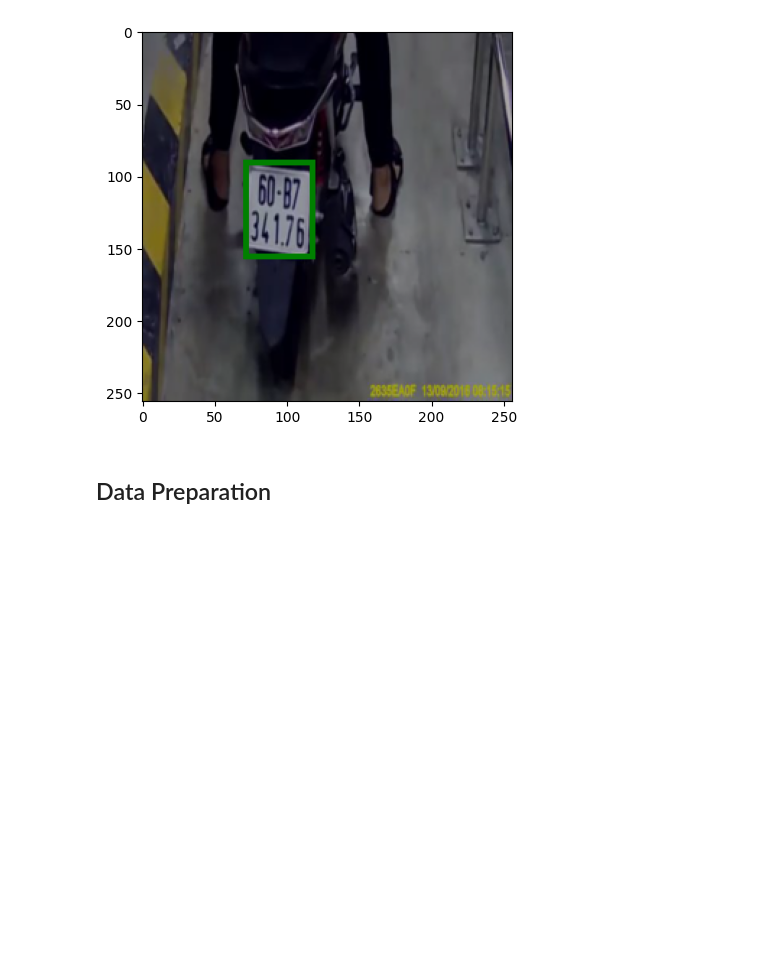
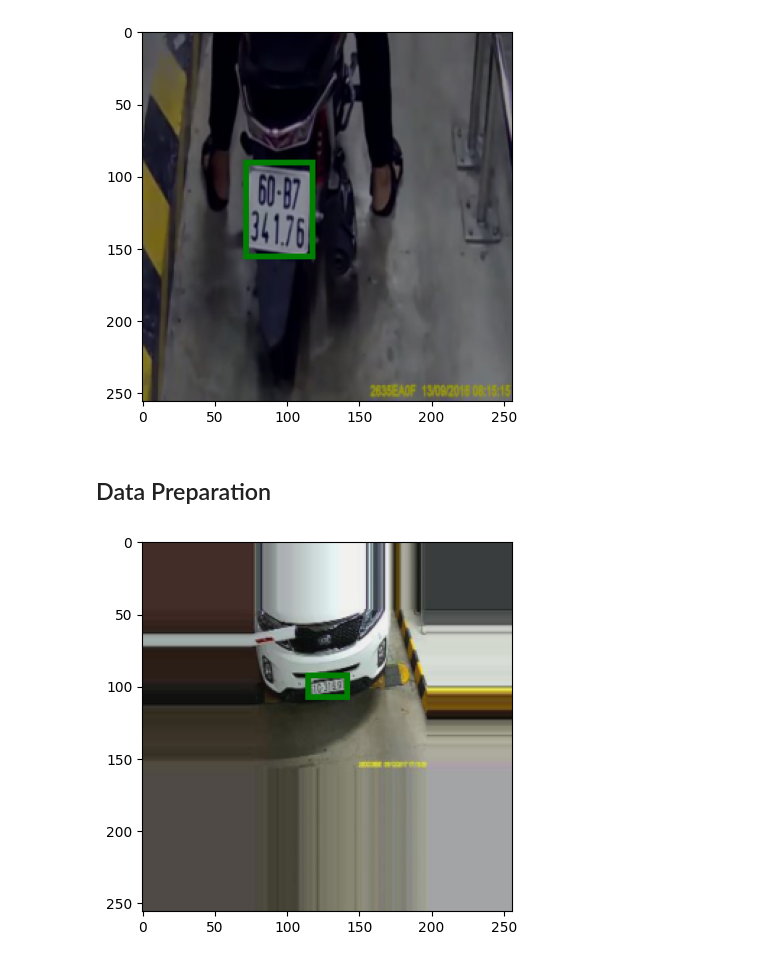
Before and after one commit to riccardo-borgo/Plate-Recognition-CNN, a Jupyter notebook: main.ipynb, the cells around one changed output. Saved outputs shown, nothing was run; the diff lists cells and outputs as text; code cells hidden in the pictures; blank space fills up the shorter version.

```diff
--- a/main.ipynb
+++ b/main.ipynb
@@ -14,4 +17,6 @@ from torch.utils.data import Dataset, DataLoader
 device = 'cuda' if torch.cuda.is_available() else 'cpu'
+# %%
+plt.style.use('ggplot')
 # %% [markdown]
 ## Data Loading
 # %%
@@ -36,7 +41,8 @@ Dataset({
 # %% [markdown]
 Keeping only relevant information
 # %%
-training = pd.DataFrame(columns = ['image', 'bbox'])
+training = pd.DataFrame(columns = ['image_id', 'image', 'bbox'])
+training['image_id'] = [el for el in dataset['train']['image_id']]
 training['image'] = [dataset['train'][el]['image'] for el in dataset['train']['image_id']]
 training['bbox'] = [dataset['train'][el]['objects']['bbox'][0] for el in dataset['train']['image_id']]
 # %%
@@ -239,3 +247,28 @@ show_image_with_bb(new_image, bbox_new)
 [figure]
 # %% [markdown]
 ## Data Preparation
+# %%
+class PlateDataset(Dataset):
+    def __init__(self, dataset, transformation):
+        self.dataset = dataset.reset_index(drop=True)
+        self.transformation = transformation
+
+    def __getitem__(self, index):
+        image = self.dataset.loc[index, 'image']
+        bbox = self.dataset.loc[index, 'bbox']
+        image, bbox = self.transformation((image, bbox))
+        return image.to(device), bbox.to(device)
+
+    def __len__(self):
+        return len(self.dataset)
+# %%
+train_transformation = Compose([Resize(), ImageAdjustment(), ToTensor()])
+val_transformaion = Compose([Resize(), ToTensor()])
+
+train_dataset = PlateDataset(training, train_transformation)
+val_dataset = PlateDataset(validation, val_transformaion)
+# %%
+image, bbox = train_dataset[34]
+show_image_with_bb(*ToPIL()((image, bbox)))
+# %% [output]
+[figure, added]
```
Also changed, not shown: parts of 20 cells of this notebook, 1 other file.
